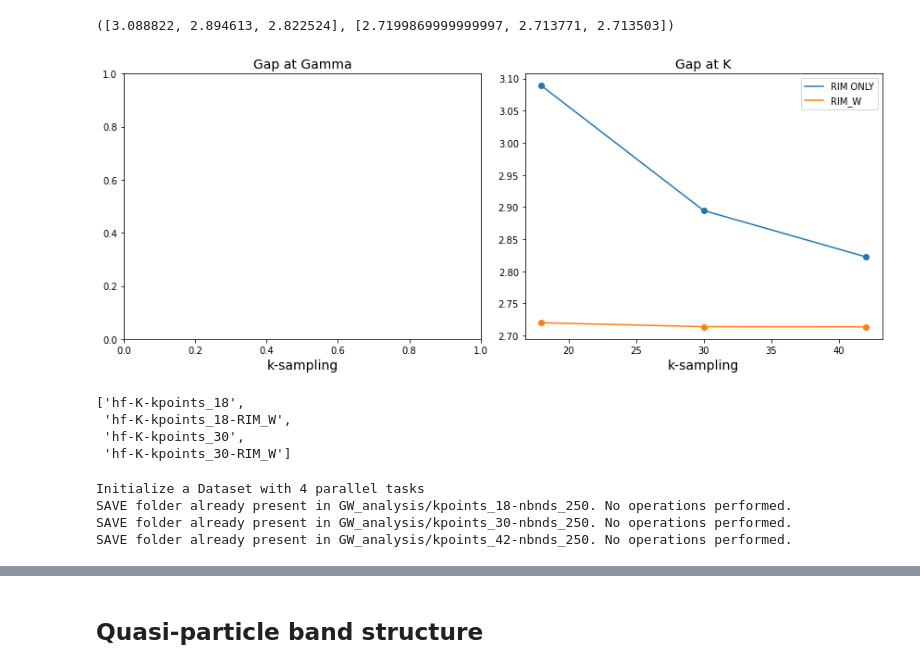
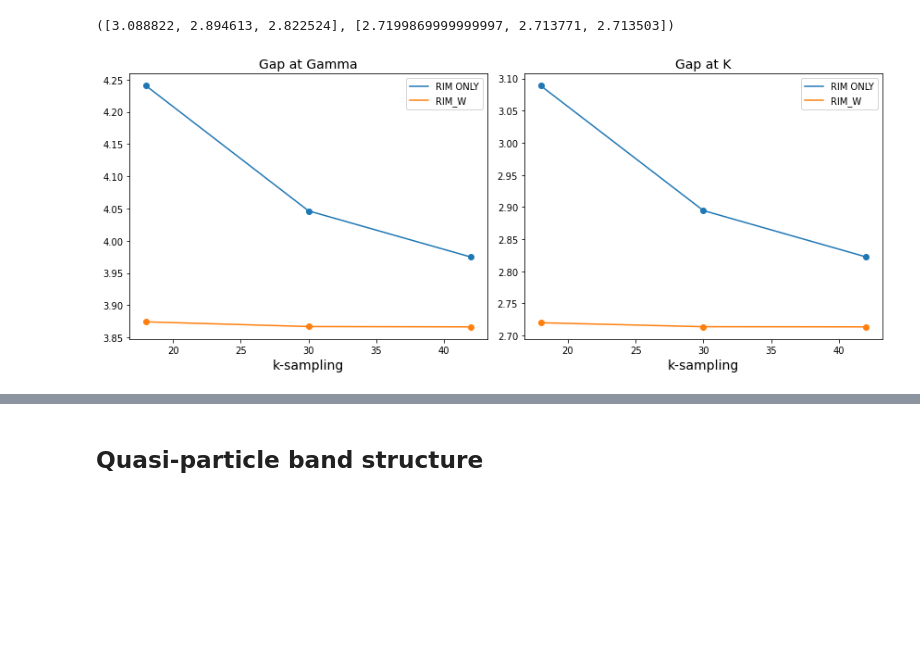
Before and after one commit to marcodalessandro76/MoS2, a Jupyter notebook: GW_Analysis.ipynb, the cells around one changed output, grey strips where cells are left out. Cells and saved outputs as stored; diff of their text form; code cells hidden in the pictures; blank space fills up the shorter version.

```diff
--- a/GW_Analysis.ipynb
+++ b/GW_Analysis.ipynb
@@ -1085,6 +1084,11 @@ results_G_rimw = [results[r] for r in [1,5,9]]
 results_K = [results[r] for r in [2,6,10]]
 results_K_rimw = [results[r] for r in [3,7,11]]
 # %%
+gap_G, gap_G_rimw = [],[]
+for ind,k in enumerate(kpoints):
+    gap_G.append(results_G[ind].data.get_gap(k_full=Gamma_index[k],band_full=start_band,verbose=False))
+    gap_G_rimw.append(results_G_rimw[ind].data.get_gap(k_full=Gamma_index[k],band_full=start_band,verbose=False))
+
 gap_K, gap_K_rimw = [],[]
 for ind,k in enumerate(kpoints):
     gap_K.append(results_K[ind].data.get_gap(k_full=K_index[k],band_full=start_band,verbose=False))
@@ -1094,24 +1098,20 @@ gap_K, gap_K_rimw
 ([3.088822, 2.894613, 2.822524], [2.7199869999999997, 2.713771, 2.713503])
 # %%
 fig, axes = plt.subplots(nrows=1, ncols=2, figsize=(12, 5))
-#axes[0].plot(kpoints,gap_G)
-#axes[0].scatter(kpoints,gap_G)
+axes[0].plot(kpoints, gap_G,label='RIM ONLY')
+axes[0].scatter(kpoints,gap_G)
+axes[0].plot(kpoints, gap_G_rimw,label='RIM_W')
+axes[0].scatter(kpoints,gap_G_rimw)
 axes[0].set_title('Gap at Gamma',size=14)
 axes[0].set_xlabel('k-sampling',size=14)
 axes[1].plot(kpoints, gap_K,label='RIM ONLY')
 axes[1].scatter(kpoints,gap_K)
 axes[1].plot(kpoints, gap_K_rimw,label='RIM_W')
 axes[1].scatter(kpoints,gap_K_rimw)
 axes[1].set_title('Gap at K',size=14)
 axes[1].set_xlabel('k-sampling',size=14)
+axes[0].legend()
 axes[1].legend()
 fig.tight_layout()
 # %% [output]
-[figure, old version]
+[figure, new version]
-# %%
-study.ids
-# %% [output]
-['hf-K-kpoints_18',
- 'hf-K-kpoints_18-RIM_W',
- 'hf-K-kpoints_30',
- 'hf-K-kpoints_30-RIM_W']
@@ -1120,32 +1117,0 @@ kpoints = [18,30,42]
-# %%
-study = D.Dataset(num_tasks=2,verbose=True)
-study.set_postprocessing_function(PP.yambo_parse_data)
-
-for k in kpoints:
-    source_dir = 'DFT_analysis/kpoints_%s-nbnds_250.save'%k
-    run_dir = 'GW_analysis/kpoints_%s-nbnds_250'%k
-    Tools.build_SAVE(source_dir,run_dir)
-
-    inp = I.YamboInput(args='yambo -r -x -V all',folder=run_dir)
-    inp['variables']['EXXRLvcs'] = [EXXRLvcs,EXXRLVcs_units]
-    inp['variables']['VXCRLvcs'] = [EXXRLvcs,EXXRLVcs_units]
-    inp.set_bandRange(start_band,stop_band)
-    inp['variables']['CUTGeo'] = 'slab z'
-    inp['variables']['RandGvec'] = [RandGvec,'RL']
-    inp['variables']['RandQpts'] = [RandQpts,'']
-    inp['variables']['SE_CPU'] = '1.1.16' # for 1 nodes on ismhpc (with 16 mpi and 2 omp per node)
-    inp['variables']['SE_ROLEs'] = 'q.qp.b'
-
-    # append run at G
-    idd = 'hf-G-kpoints_%s'%k
-    inp.set_kRange(Gamma_index[k],Gamma_index[k])
-    study.append_run(id=idd,input=inp,runner=code,run_dir=run_dir,jobname=idd)
-    # append run at K
-    idd = 'hf-K-kpoints_%s'%k
-    inp.set_kRange(K_index[k],K_index[k])
-    study.append_run(id=idd,input=inp,runner=code,run_dir=run_dir,jobname=idd)
-# %% [output]
-Initialize a Dataset with 4 parallel tasks
-SAVE folder already present in GW_analysis/kpoints_18-nbnds_250. No operations performed.
-SAVE folder already present in GW_analysis/kpoints_30-nbnds_250. No operations performed.
-SAVE folder already present in GW_analysis/kpoints_42-nbnds_250. No operations performed.
```
Also changed, not shown: parts of 34 cells of this notebook, 2 other files.
